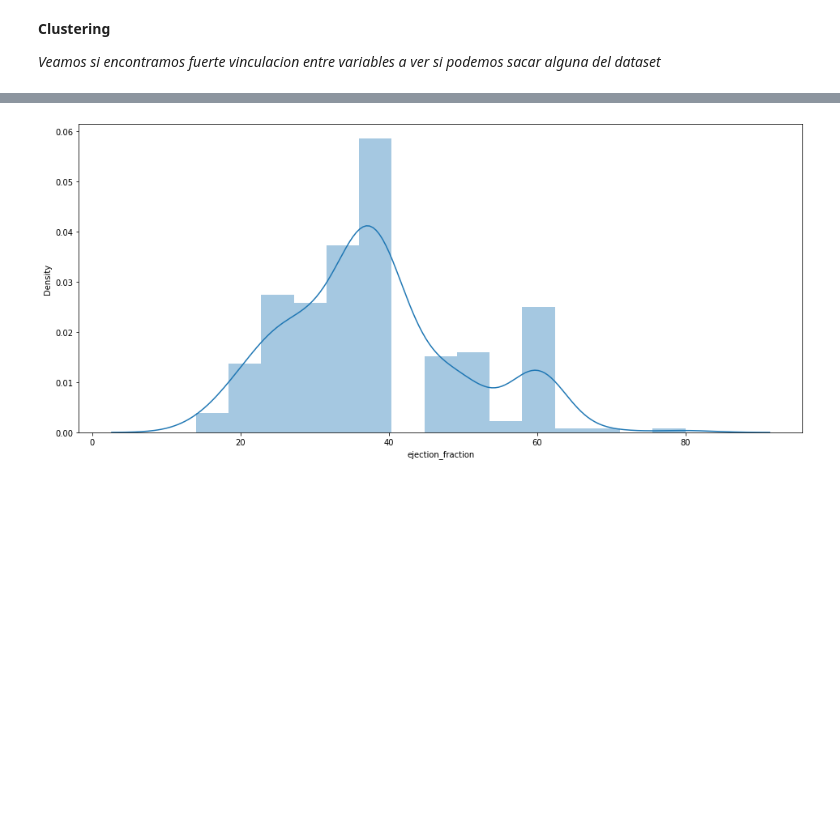
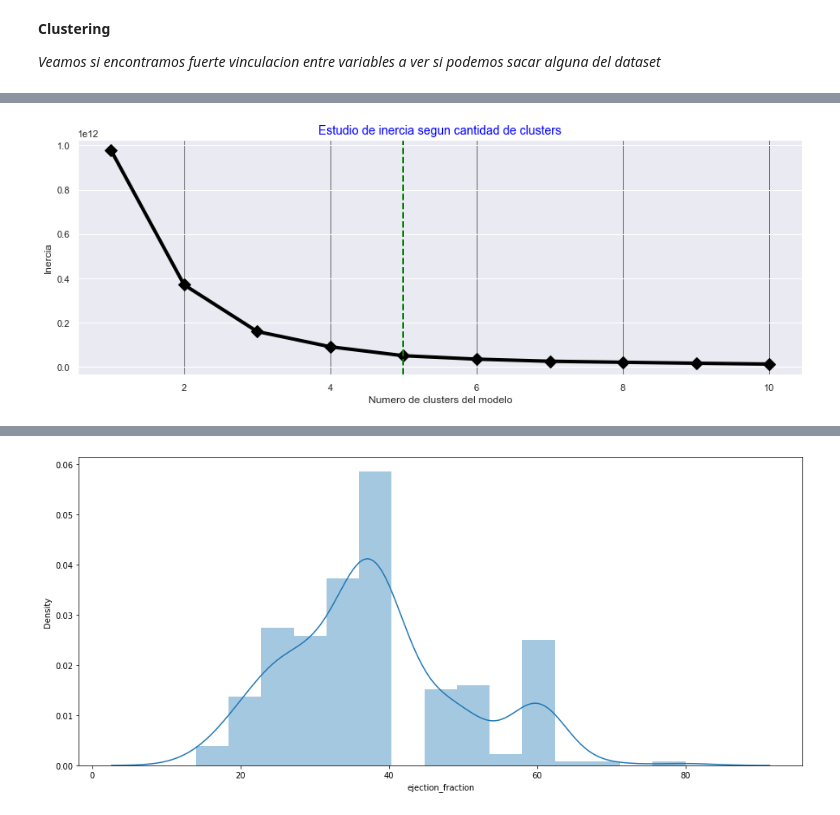
Before and after one commit to Fedenov/Aprendizaje_Automatico_Tarea3, a Jupyter notebook: Tarea3.ipynb, the cells around one changed output, grey strips where cells are left out. Saved outputs shown, nothing was run; the diff lists cells and outputs as text; code cells hidden in the pictures; blank space fills up the shorter version.

Commit message:
optimal clustering

```diff
--- a/Tarea3.ipynb
+++ b/Tarea3.ipynb
@@ -557,0 +584,18 @@ weighted avg       0.90      0.89      0.87        44
+# %%
+X = newDataSet.drop(['time', 'DEATH_EVENT'], axis = 1)
+y = newDataSet['DEATH_EVENT']
+X_train, X_test, y_train, y_test = train_test_split(X, y, train_size = 0.8)
+# %%
+kmeans = KMeans(n_clusters = 2)
+prediction = kmeans.fit(X)
+# %%
+correct = 0
+X = np.array(X);
+y = np.array(y);
+for i in range(len(X)):
+    predict_me = np.array(X[i].astype(float));
+    predict_me = predict_me.reshape(-1, len(predict_me));
+    prediction = kmeans.predict(predict_me);
+    if prediction[0] == y[i]:
+        correct += 1
+print(correct/len(X));
@@ -557,0 +616,17 @@ weighted avg       0.90      0.89      0.87        44
+# %%
+inercias = []
+for i in range(1,11):
+    kmeans = KMeans(n_clusters = i, init = 'k-means++', max_iter = 300, n_init = 10, random_state = 10)
+    kmeans.fit(X)
+    inercias.append(kmeans.inertia_)
+
+plt.figure(figsize = (15,5))
+plt.plot(range(1,11), inercias, linewidth = 4, color = 'black', marker = 'D', markersize = 10)
+plt.title('Estudio de inercia segun cantidad de clusters', family = 'Arial', fontsize = 14, color = 'blue')
+plt.xlabel('Numero de clusters del modelo')
+plt.ylabel('Inercia')
+plt.grid(which = 'both', color = 'black', axis = 'x', alpha = 0.5)
+plt.axvline(x = 5, linewidth = 2, color = 'green', linestyle = '--')
+plt.show()
+# %% [output]
+[figure, added]
```
Also changed, not shown: parts of 8 cells of this notebook.
